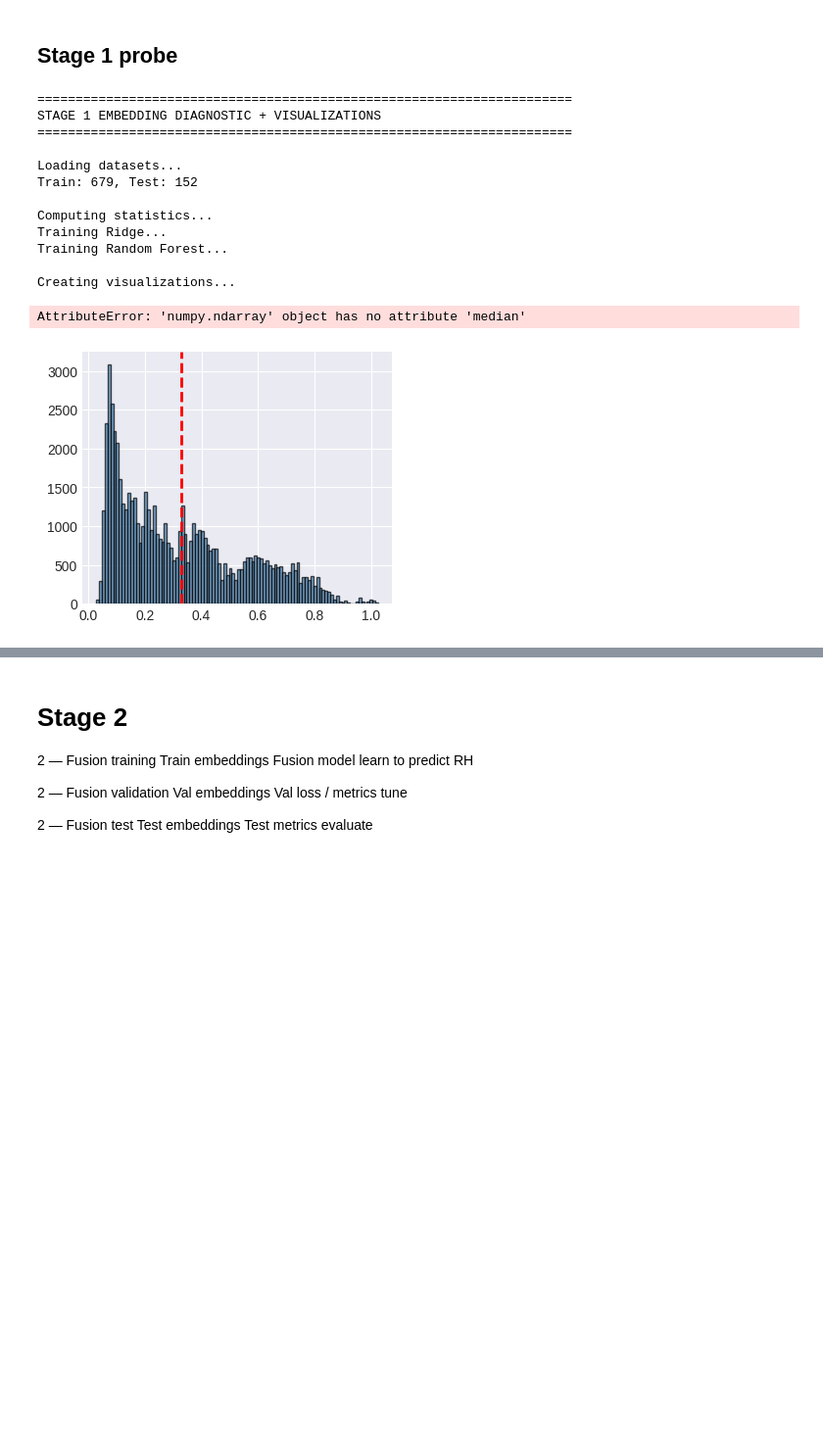
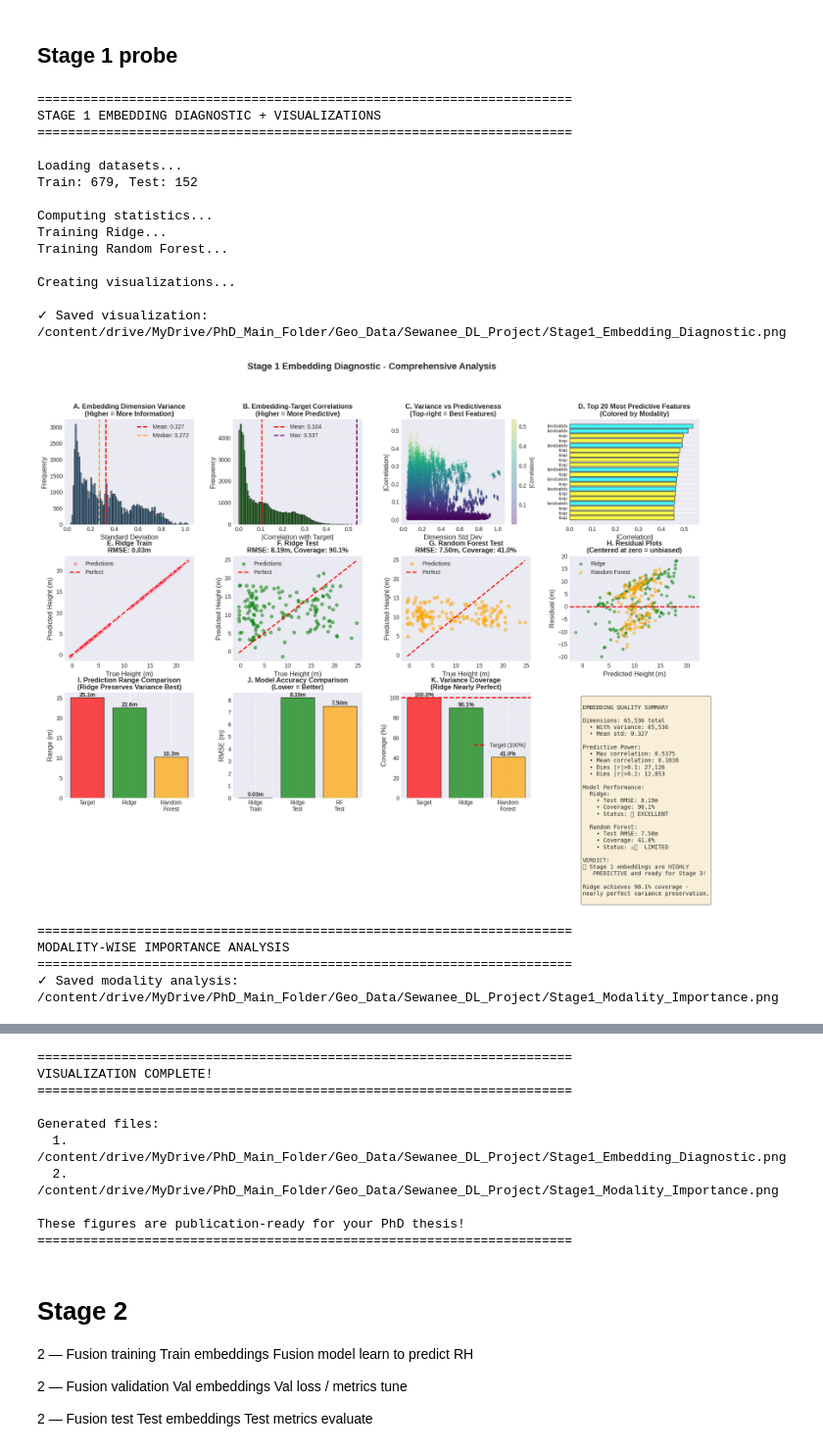
Before and after one commit to MayerT1/Prep_GEDI, a Jupyter notebook: GEDI_L1B_L2A_L2B_Native_EO_Res_Multi_Branch_Transformer.ipynb, the cells around one changed output, grey strips where cells are left out. Shown at 98% size. Cells and saved outputs as stored; diff of their text form; code cells hidden in the pictures; blank space fills up the shorter version.

```diff
--- a/GEDI_L1B_L2A_L2B_Native_EO_Res_Multi_Branch_Transformer.ipynb
+++ b/GEDI_L1B_L2A_L2B_Native_EO_Res_Multi_Branch_Transformer.ipynb
@@ -2800,7 +2800,7 @@ gs = GridSpec(3, 4, figure=fig, hspace=0.3, wspace=0.3)
 ax1 = fig.add_subplot(gs[0, 0])
 ax1.hist(dim_stds, bins=100, alpha=0.7, color='steelblue', edgecolor='black')
 ax1.axvline(dim_stds.mean(), color='red', linestyle='--', linewidth=2, label=f'Mean: {dim_stds.mean():.3f}')
-ax1.axvline(dim_stds.median(), color='orange', linestyle='--', linewidth=2, label=f'Median: {dim_stds.median():.3f}')
+ax1.axvline(np.median(dim_stds), color='orange', linestyle='--', linewidth=2, label=f'Median: {np.median(dim_stds):.3f}')
 ax1.set_xlabel('Standard Deviation', fontsize=12)
 ax1.set_ylabel('Frequency', fontsize=12)
 ax1.set_title('A. Embedding Dimension Variance\n(Higher = More Information)', fontsize=12, fontweight='bold')
@@ -3034,32 +3034,37 @@ for i, (ax, mod_name) in enumerate(zip(axes.flat, modality_names)):
                  fontsize=10, fontweight='bold')
     ax.grid(True, alpha=0.3)
 
 plt.tight_layout()
 output_path2 = '/content/drive/MyDrive/PhD_Main_Folder/Geo_Data/Sewanee_DL_Project/Stage1_Modality_Importance.png'
 plt.savefig(output_path2, dpi=300, bbox_inches='tight')
 print(f"✓ Saved modality analysis: {output_path2}")
 plt.show()
 
 print("\n" + "="*70)
 print("VISUALIZATION COMPLETE!")
 print("="*70)
 print(f"\nGenerated files:")
 print(f"  1. {output_path}")
 print(f"  2. {output_path2}")
 print("\nThese figures are publication-ready for your PhD thesis!")
 print("="*70)
 # %% [output]
 ======================================================================
 STAGE 1 EMBEDDING DIAGNOSTIC + VISUALIZATIONS
 ======================================================================
 
 Loading datasets...
 Train: 679, Test: 152
 
 Computing statistics...
 Training Ridge...
 Training Random Forest...
 
 Creating visualizations...
+
+✓ Saved visualization: /content/drive/MyDrive/PhD_Main_Folder/Geo_Data/Sewanee_DL_Project/Stage1_Embedding_Diagnostic.png
+[figure, new version]
-AttributeError: 'numpy.ndarray' object has no attribute 'median'
+======================================================================
+MODALITY-WISE IMPORTANCE ANALYSIS
+======================================================================
+✓ Saved modality analysis: /content/drive/MyDrive/PhD_Main_Folder/Geo_Data/Sewanee_DL_Project/Stage1_Modality_Importance.png
-[figure, old version]
@@ -3066,3 +3072,13 @@ AttributeError: 'numpy.ndarray' object has no attribute 'median'
+======================================================================
+VISUALIZATION COMPLETE!
+======================================================================
+
+Generated files:
+  1. /content/drive/MyDrive/PhD_Main_Folder/Geo_Data/Sewanee_DL_Project/Stage1_Embedding_Diagnostic.png
+  2. /content/drive/MyDrive/PhD_Main_Folder/Geo_Data/Sewanee_DL_Project/Stage1_Modality_Importance.png
+
+These figures are publication-ready for your PhD thesis!
+======================================================================
 # %% [markdown]
 # Stage 2
 
```
Also changed, not shown: parts of 4 cells of this notebook.
